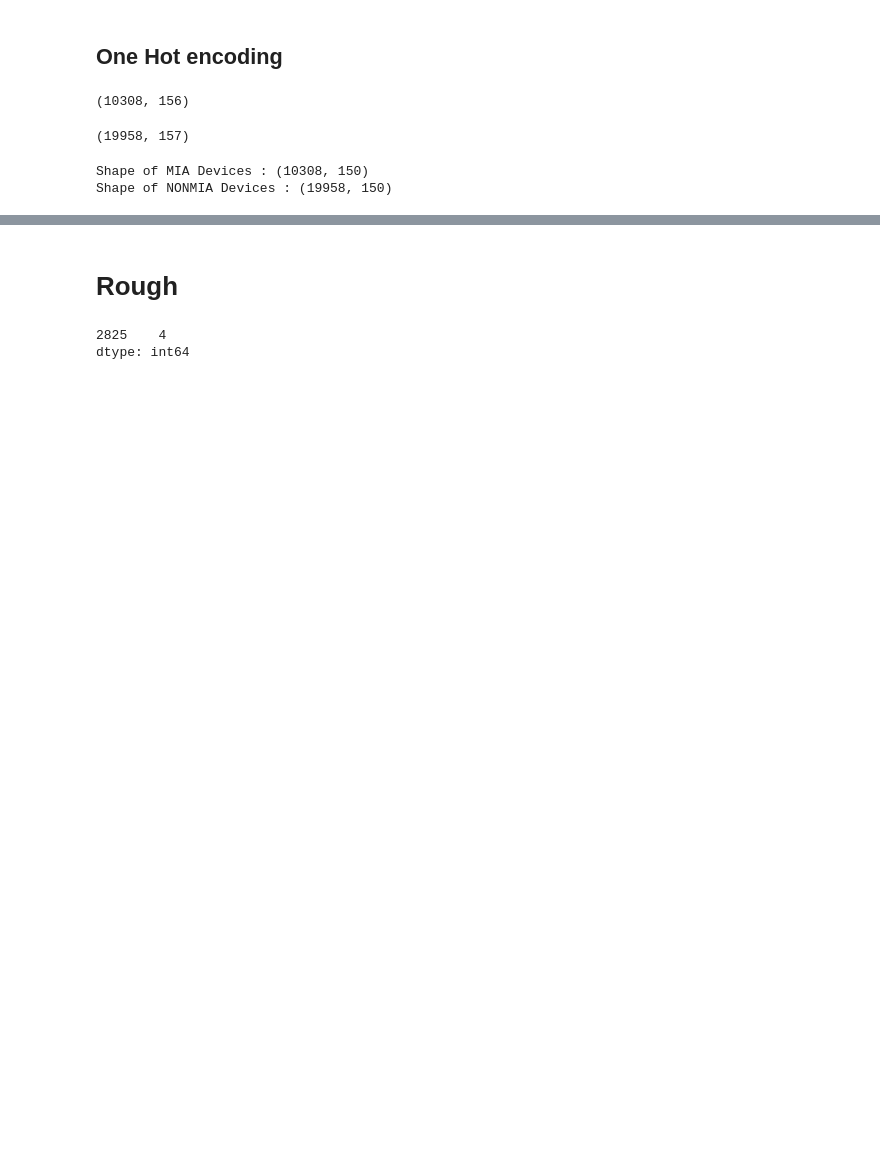
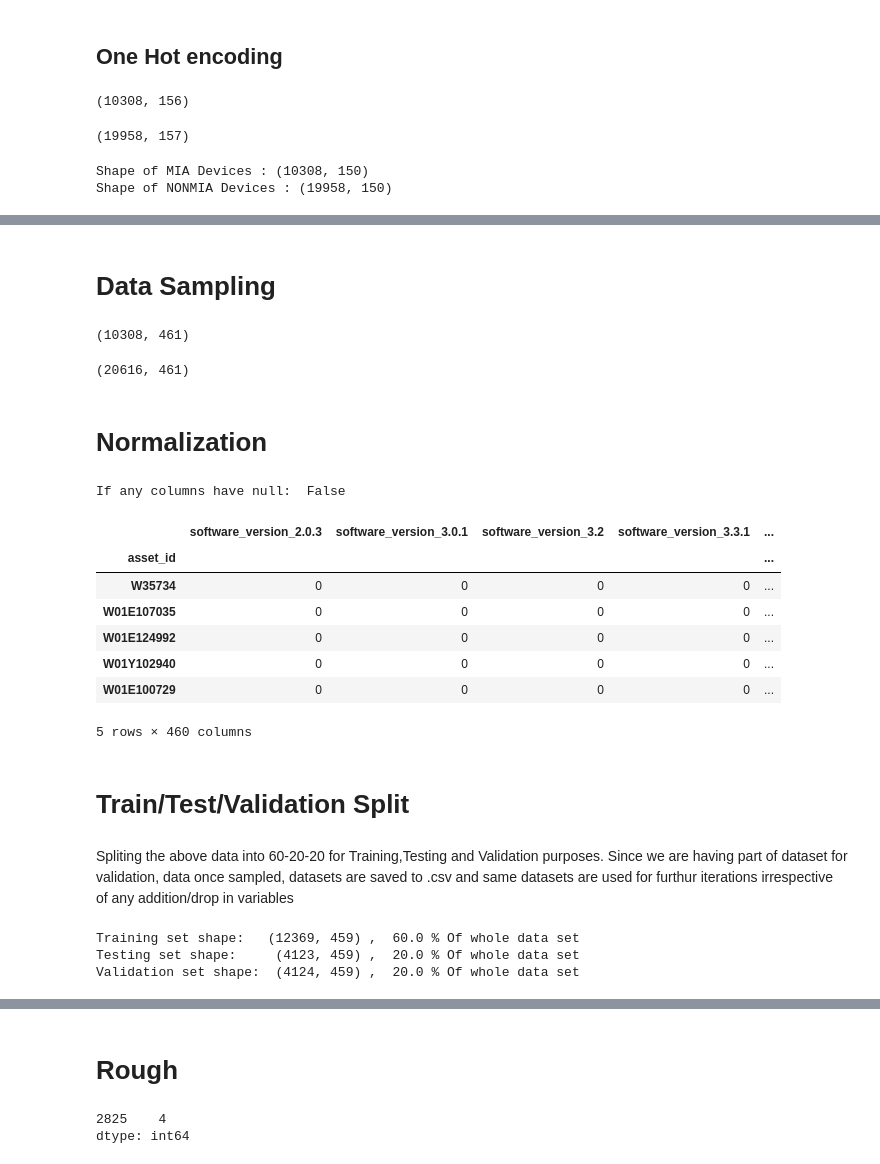
Before and after one commit to oh-swetha-unnava/MIA_Analysis, a Jupyter notebook: Wallboard/JupyterNotebooks/Wallboard_dataprep.ipynb, the cells around one changed output, grey strips where cells are left out. Cells and saved outputs as stored; diff of their text form; code cells hidden in the pictures; blank space fills up the shorter version.

```diff
--- a/Wallboard/JupyterNotebooks/Wallboard_dataprep.ipynb
+++ b/Wallboard/JupyterNotebooks/Wallboard_dataprep.ipynb
@@ -195,0 +624,8 @@ Shape of NONMIA Devices : (19958, 150)
+# %%
+df_final_nonmia.set_index('asset_id',inplace = True)
+cols = df_final_nonmia.columns.tolist()
+cols = cols[1:] + [cols[0]]
+df_final_nonmia = df_final_nonmia[cols]
+df_final_nonmia.reset_index(inplace = True)
+print('Shape of the dataframe: ',df_final_nonmia.shape)
+df_final_nonmia.head(2)
@@ -195,0 +638,44 @@ Shape of NONMIA Devices : (19958, 150)
+# %% [markdown]
+# Data Sampling
+# %%
+# Randomly selecting Non-MIA devices equal to the count of MIA devices
+
+df_final_nonmia = df_final_nonmia.sample(n = df_final_mia.shape[0])
+df_final_nonmia.shape
+# %% [output]
+(10308, 461)
+# %%
+df_final_all_vars = pd.concat([df_final_mia,df_final_nonmia],axis = 0)
+df_final_all_vars.shape
+# %% [output]
+(20616, 461)
+# %% [markdown]
+# Normalization
+# %%
+# Normalizing all numerical (int or float) data using standand deviation and mean
+
+df_final_all_vars.replace(np.nan,0,inplace = True)
+df_final_all_vars.fillna(0,inplace = True)
+print('If any columns have null: ',df_final_all_vars.isnull().values.any())
+
+df_final_all_vars.set_index('asset_id', inplace = True)
+for column in df_final_all_vars.columns:
+    if df_final_all_vars[column].dtype.name != 'category':
+        df_final_all_vars[column] = (df_final_all_vars[column] - df_final_all_vars[column] .mean())/df_final_all_vars[column].std()
+# %% [output]
+If any columns have null:  False
+# %%
+df_final_all_vars.head(5)
+# %% [output]
+|  | software_version_2.0.3 | software_version_3.0.1 | software_version_3.2 | software_version_3.3.1 | ... |
+| asset_id |  |  |  |  | ... |
+| W35734 | 0 | 0 | 0 | 0 | ... |
+| W01E107035 | 0 | 0 | 0 | 0 | ... |
+| W01E124992 | 0 | 0 | 0 | 0 | ... |
+| W01Y102940 | 0 | 0 | 0 | 0 | ... |
+| W01E100729 | 0 | 0 | 0 | 0 | ... |
+5 rows × 460 columns
+# %% [markdown]
+# Train/Test/Validation Split
+# %% [markdown]
+Spliting the above data into 60-20-20 for Training,Testing and Validation purposes.                                   Since we are having part of dataset for validation, data once sampled, datasets are saved to .csv and same datasets are used for furthur iterations irrespective of any addition/drop in variables
@@ -195,0 +692,8 @@ Shape of NONMIA Devices : (19958, 150)
+# %%
+print('Training set shape:  ',X_train.shape,', ',str(round((X_train.shape[0]/df_final_all_vars.shape[0])*100,2)),'% Of whole data set')
+print('Testing set shape:    ',X_test.shape,', ',str(round((X_test.shape[0]/df_final_all_vars.shape[0])*100,2)),'% Of whole data set')
+print('Validation set shape: ',X_valid.shape,', ',str(round((X_valid.shape[0]/df_final_all_vars.shape[0])*100,2)),'% Of whole data set')
+# %% [output]
+Training set shape:   (12369, 459) ,  60.0 % Of whole data set
+Testing set shape:     (4123, 459) ,  20.0 % Of whole data set
+Validation set shape:  (4124, 459) ,  20.0 % Of whole data set
```
Also changed, not shown: parts of 48 cells of this notebook.
